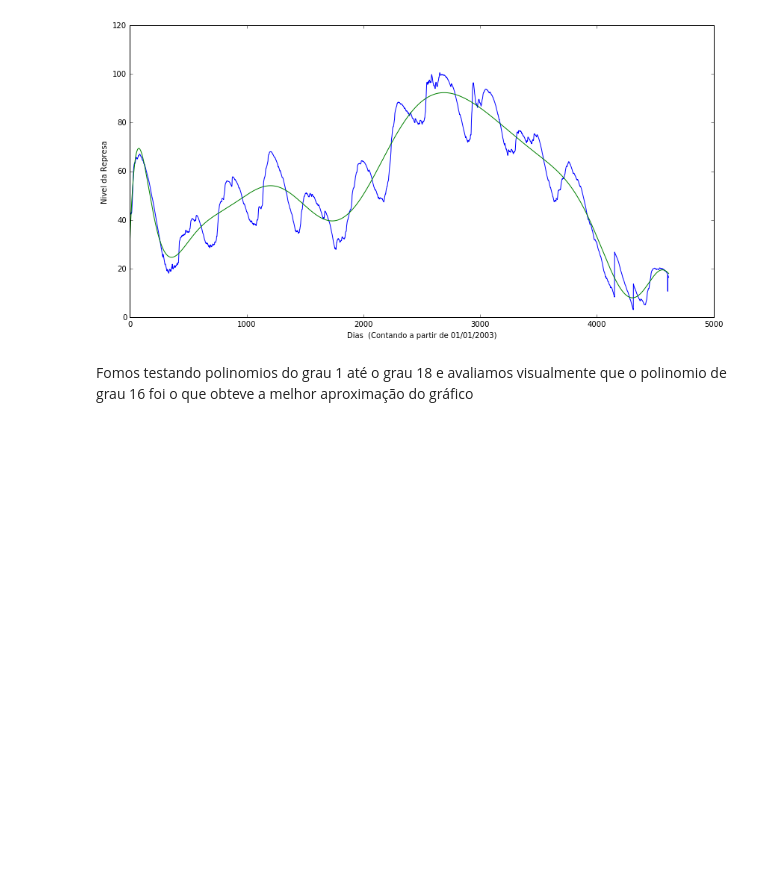
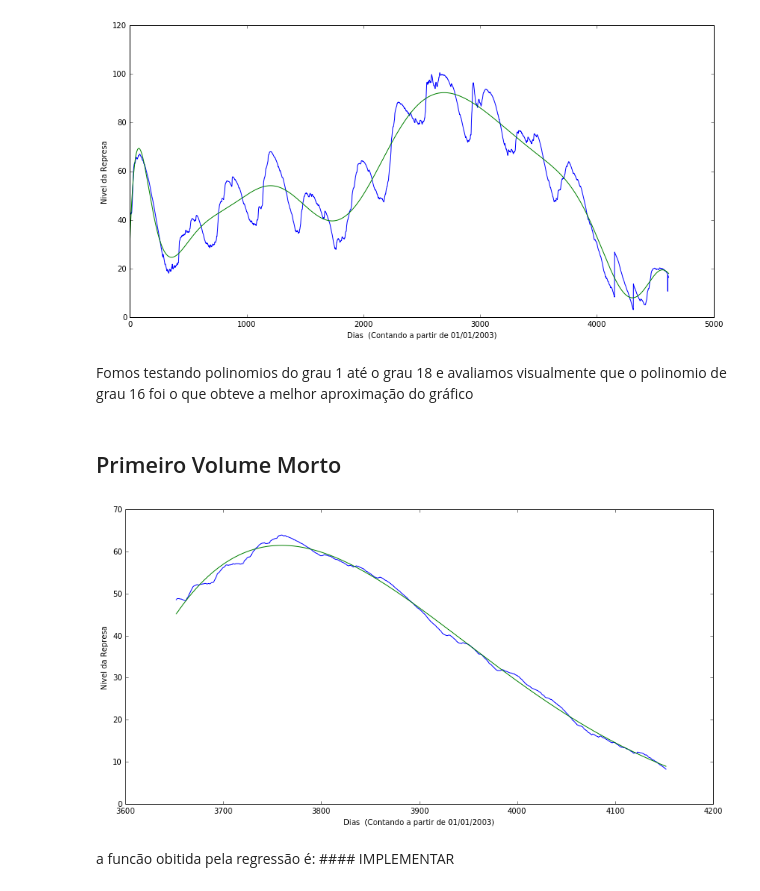
Before and after one commit to faciolihenrique/ms211, a Jupyter notebook: proj1.ipynb, the cells around one changed output. Cells and saved outputs as stored; diff of their text form; code cells hidden in the pictures; blank space fills up the shorter version.

```diff
--- a/proj1.ipynb
+++ b/proj1.ipynb
@@ -102,3 +102,19 @@ plt.show()
 [figure]
 # %% [markdown]
 Fomos testando polinomios do grau 1 até o grau 18 e avaliamos visualmente que o polinomio de grau 16 foi o que obteve a melhor aproximação do gráfico
+# %% [markdown]
+## Primeiro Volume Morto
+# %%
+coeficientes = np.polyfit(dias[3652:4153],niveis[3652:4153],4)
+polinomio = np.poly1d(coeficientes)
+
+
+plt.plot(dias[3652:4153], niveis[3652:4153], dias[3652:4153], polinomio(dias[3652:4153]))
+plt.ylabel('Nivel da Represa')
+plt.xlabel('Dias  (Contando a partir de 01/01/2003)')
+plt.gcf().set_size_inches(14,7)
+plt.show()
+# %% [output]
+[figure, added]
+# %% [markdown]
+a funcão obitida pela regressão é: #### IMPLEMENTAR
```
Also changed, not shown: parts of 6 cells of this notebook.
